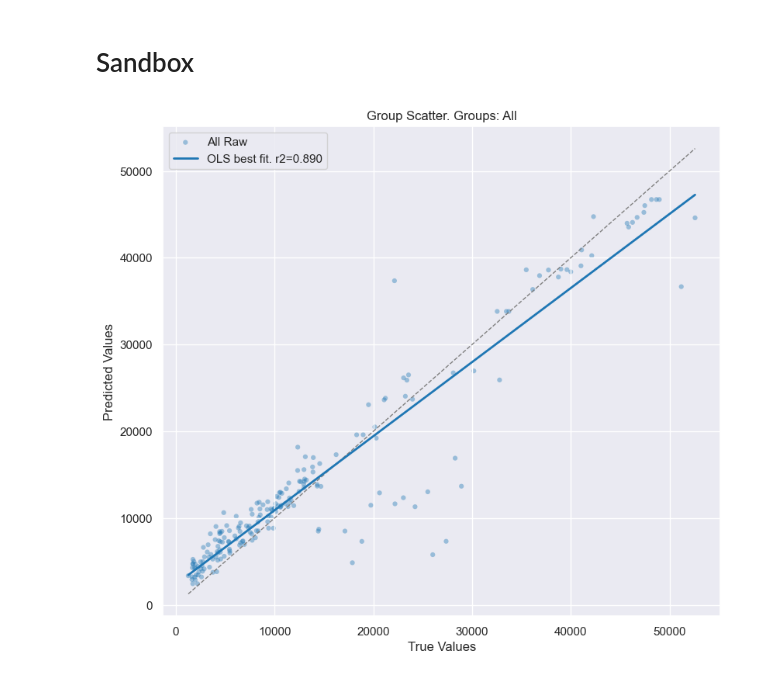
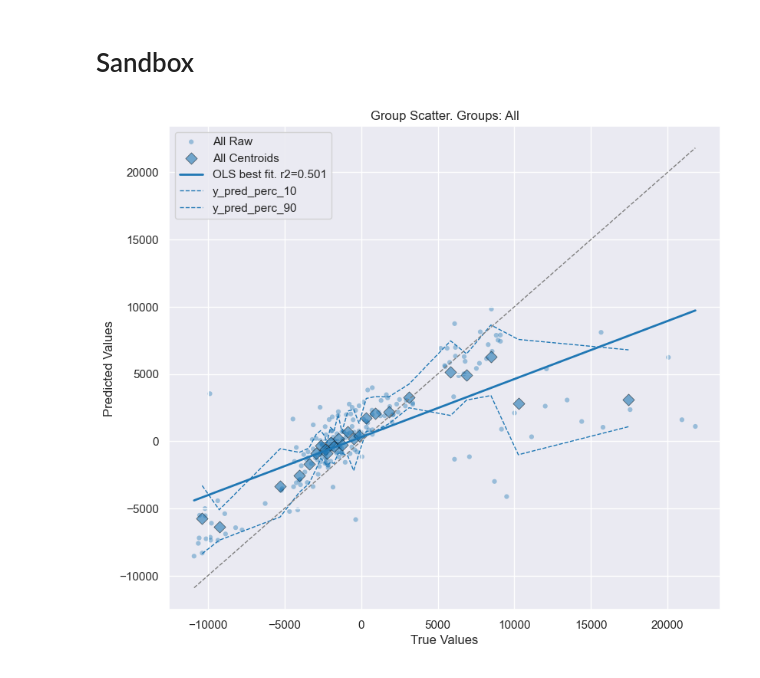
Before and after one commit to akseldkw07/kretsinger, a Jupyter notebook: kret_lgbm/notebooks/lgbm-medical-ex.ipynb, the cells around one changed output. Drawn from its saved outputs; the diff is of its cells as text; code cells hidden in the pictures.

Commit message:
lgbm-medical

```diff
--- a/kret_lgbm/notebooks/lgbm-medical-ex.ipynb
+++ b/kret_lgbm/notebooks/lgbm-medical-ex.ipynb
@@ -121,0 +129,4 @@ x_val = pipeline_x.transform_df(x_val)
+# %%
+resid_train = y_train - ols.predict(x_train_with_dummy)
+y_hat_ols = ols.predict(x_val_with_dummy)
+resid_val = y_val - y_hat_ols
@@ -165,3 +201,5 @@ fit_defaults
 # %%
-model.fit(x_train, y_train, eval_set=[(x_val, y_val)], categorical_feature=cat_cols, **LGBM_Defaults.LGBM_FIT_DEFAULTS)
+model.fit(
+    x_train, resid_train, eval_set=[(x_val, resid_val)], categorical_feature=cat_cols, **LGBM_Defaults.LGBM_FIT_DEFAULTS
+)
 # %% [output]
@@ -194,6 +248,7 @@ LGBMRegressor(max_depth=7, n_jobs=-2, objective='regression')
 
 # NOTE ^ bad performance
 # %%
-y_pred = model.predict(x_val)
+y_pred_resid = model.predict(x_val)
+y_hat = y_pred_resid + y_hat_ols
 # %%
 gs = GroupScatterUKS(y_val, y_pred)
@@ -216,8 +259,8 @@ gs.plot(scatters=("raw", "centroids"), percentiles=(10, 90))
 # %% [markdown]
 # Sandbox
+# %%
+gs_resid = GroupScatterUKS(resid_val, y_pred_resid)
 # %%
-gs.plot(
-    scatters=("raw",),
-)
+gs_resid.plot(scatters=("raw", "centroids"), percentiles=(10, 90))
 # %% [output]
-[figure, old version]
+[figure, new version]
```
Also changed, not shown: parts of 24 cells of this notebook, 3 other files.
